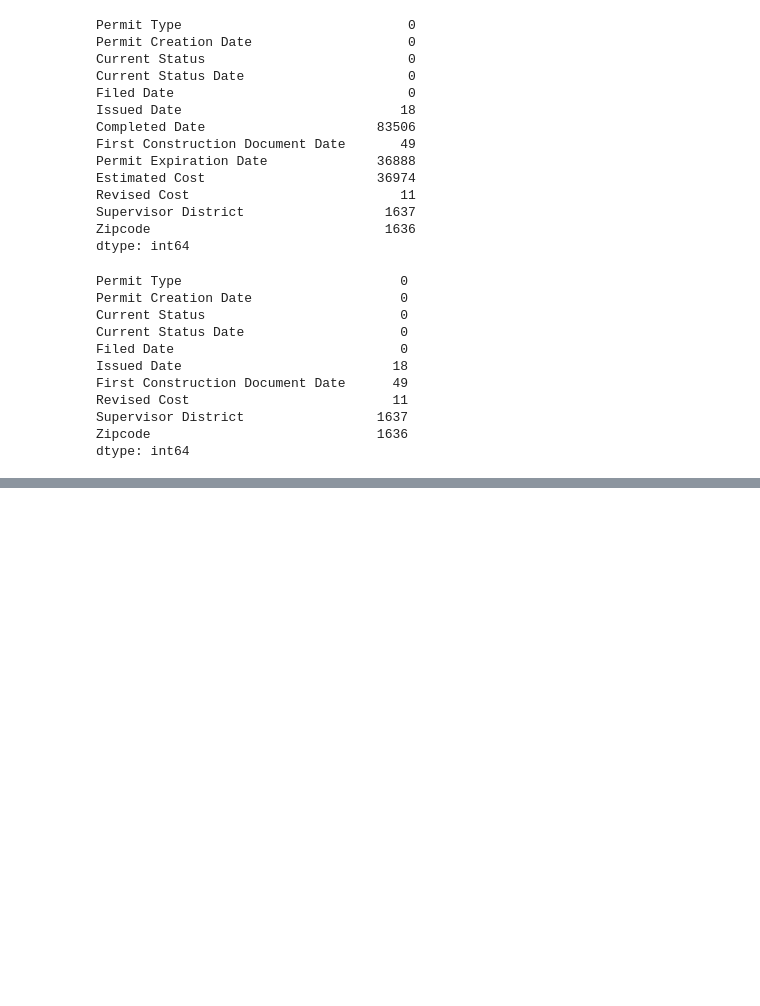
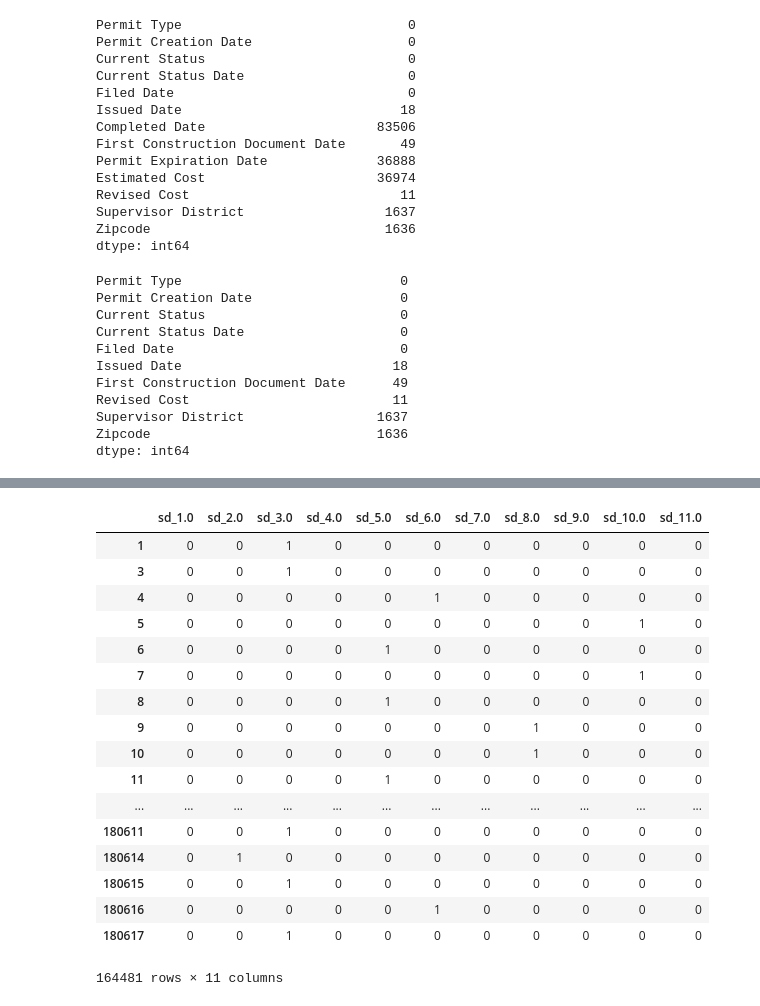
Before and after one commit to neilthaker07/sf-building-permits, a Jupyter notebook: solution2.ipynb, the cells around one changed output, grey strips where cells are left out. Cells and saved outputs as stored; diff of their text form; code cells hidden in the pictures; blank space fills up the shorter version.

```diff
--- a/solution2.ipynb
+++ b/solution2.ipynb
@@ -128,0 +294,2 @@ dtype: int64
+# %%
+zips = pd.get_dummies( df8['Zipcode'] , prefix = 'z' )
@@ -128,0 +317,2 @@ dtype: int64
+# %%
+df8=pd.concat([df8, zips], axis=1)
@@ -128,0 +340,2 @@ dtype: int64
+# %%
+df8 = df8.drop(columns=['Zipcode'])
@@ -128,0 +390,23 @@ dtype: int64
+# %%
+sd = pd.get_dummies( df8['Supervisor District'] , prefix = 'sd' )
+# %%
+sd
+# %% [output]
+|  | sd_1.0 | sd_2.0 | sd_3.0 | sd_4.0 | sd_5.0 | sd_6.0 | sd_7.0 | sd_8.0 | sd_9.0 | sd_10.0 | sd_11.0 |
+| 1 | 0 | 0 | 1 | 0 | 0 | 0 | 0 | 0 | 0 | 0 | 0 |
+| 3 | 0 | 0 | 1 | 0 | 0 | 0 | 0 | 0 | 0 | 0 | 0 |
+| 4 | 0 | 0 | 0 | 0 | 0 | 1 | 0 | 0 | 0 | 0 | 0 |
+| 5 | 0 | 0 | 0 | 0 | 0 | 0 | 0 | 0 | 0 | 1 | 0 |
+| 6 | 0 | 0 | 0 | 0 | 1 | 0 | 0 | 0 | 0 | 0 | 0 |
+| 7 | 0 | 0 | 0 | 0 | 0 | 0 | 0 | 0 | 0 | 1 | 0 |
+| 8 | 0 | 0 | 0 | 0 | 1 | 0 | 0 | 0 | 0 | 0 | 0 |
+| 9 | 0 | 0 | 0 | 0 | 0 | 0 | 0 | 1 | 0 | 0 | 0 |
+| 10 | 0 | 0 | 0 | 0 | 0 | 0 | 0 | 1 | 0 | 0 | 0 |
+| 11 | 0 | 0 | 0 | 0 | 1 | 0 | 0 | 0 | 0 | 0 | 0 |
+| ... | ... | ... | ... | ... | ... | ... | ... | ... | ... | ... | ... |
+| 180611 | 0 | 0 | 1 | 0 | 0 | 0 | 0 | 0 | 0 | 0 | 0 |
+| 180614 | 0 | 1 | 0 | 0 | 0 | 0 | 0 | 0 | 0 | 0 | 0 |
+| 180615 | 0 | 0 | 1 | 0 | 0 | 0 | 0 | 0 | 0 | 0 | 0 |
+| 180616 | 0 | 0 | 0 | 0 | 0 | 1 | 0 | 0 | 0 | 0 | 0 |
+| 180617 | 0 | 0 | 1 | 0 | 0 | 0 | 0 | 0 | 0 | 0 | 0 |
+164481 rows × 11 columns
```
Also changed, not shown: parts of 90 cells of this notebook.
